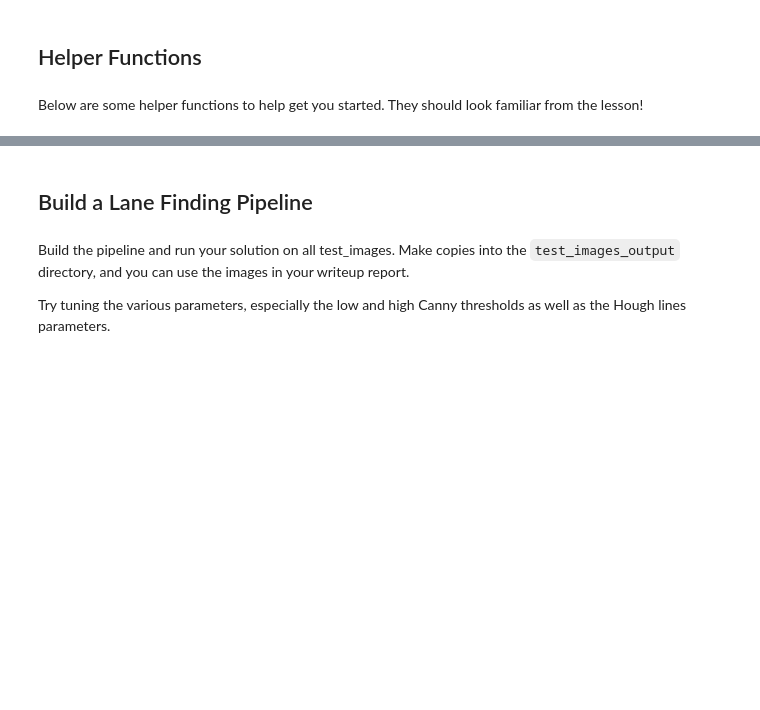
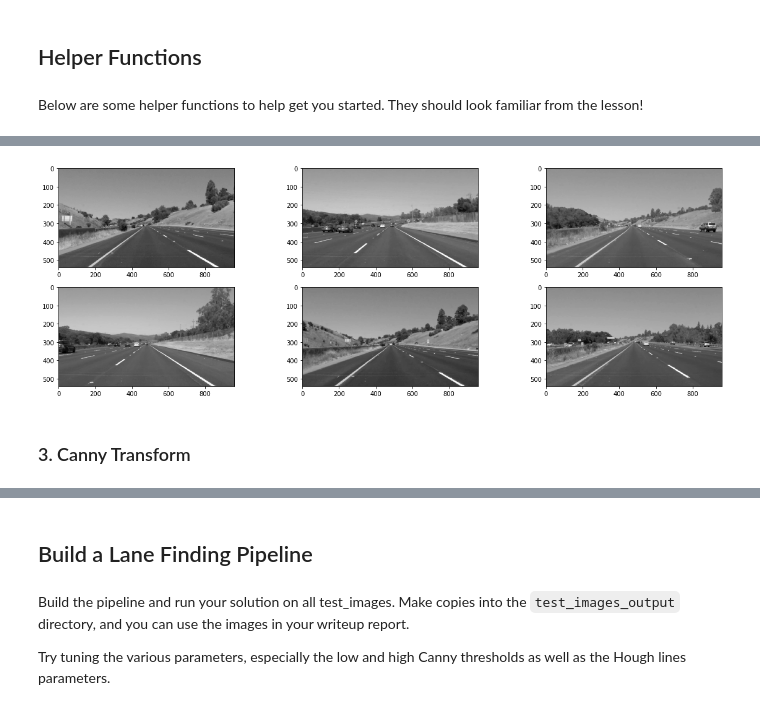
Before and after one commit to miguelaaguilar/CarND-LaneLines-P1, a Jupyter notebook: P1.ipynb, the cells around one changed output, grey strips where cells are left out. Saved outputs shown, nothing was run; the diff lists cells and outputs as text; code cells hidden in the pictures; blank space fills up the shorter version.

```diff
--- a/P1.ipynb
+++ b/P1.ipynb
@@ -80,0 +135,12 @@ Below are some helper functions to help get you started. They should look famili
+# %%
+gaussian_img = []
+kernel_size = 5
+for image in images:
+    gray = grayscale(image)
+    gaussian_img.append(gaussian_blur(gray,kernel_size))
+
+show_images(gaussian_img)
+# %% [output]
+[figure, added]
+# %% [markdown]
+### 3. Canny Transform
```
Also changed, not shown: parts of 30 cells of this notebook, 3 other files.
